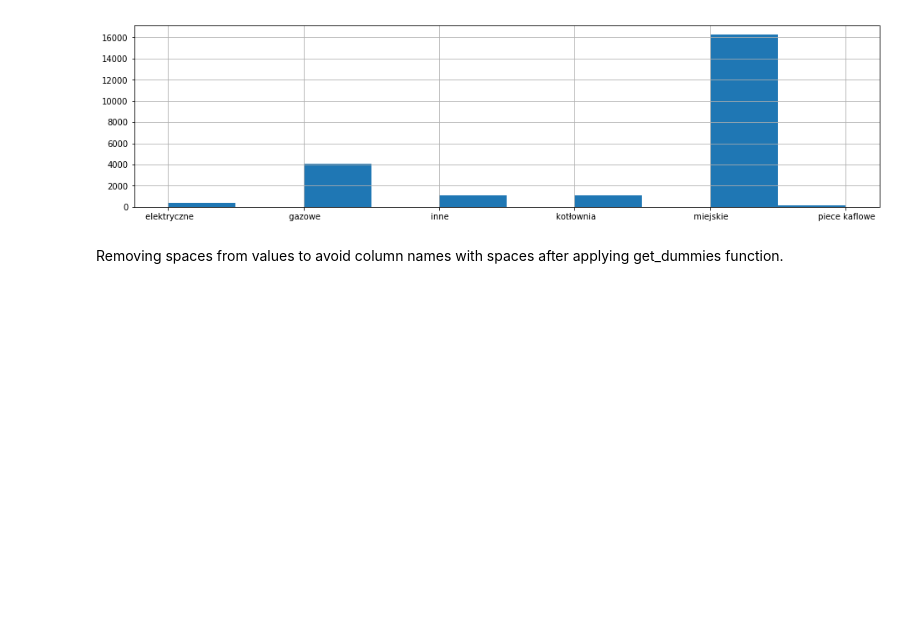
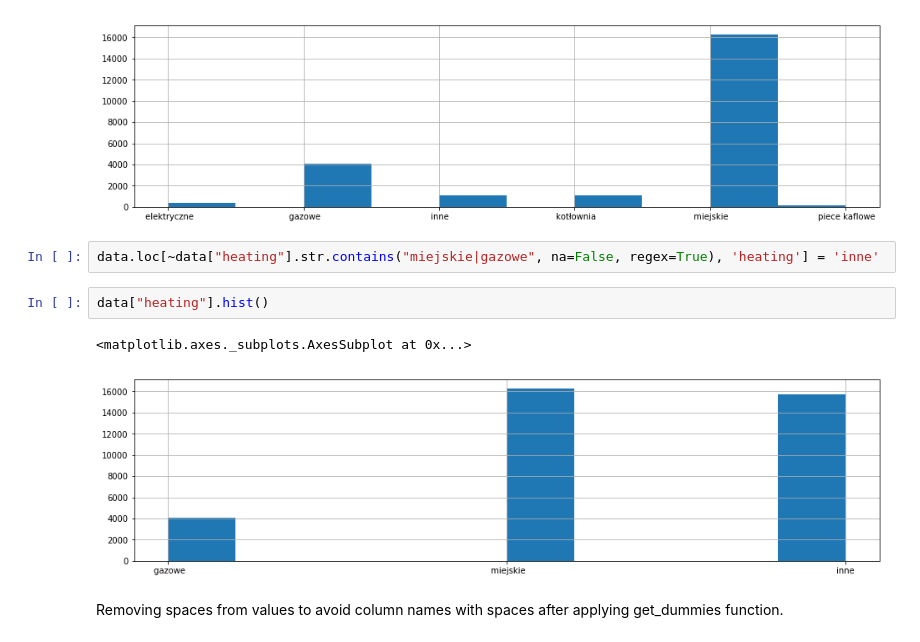
Before and after one commit to klosmichal/otodom, a Jupyter notebook: Otodom.ipynb, the cells around one changed output. Saved outputs shown, nothing was run; the diff lists cells and outputs as text; blank space fills up the shorter version.

```diff
--- a/Otodom.ipynb
+++ b/Otodom.ipynb
@@ -229,6 +215,13 @@ data["heating"].hist()
 # %% [output]
 <matplotlib.axes._subplots.AxesSubplot at 0x...>
 [figure]
+# %%
+data.loc[~data["heating"].str.contains("miejskie|gazowe", na=False, regex=True), 'heating'] = 'inne'
+# %%
+data["heating"].hist()
+# %% [output]
+<matplotlib.axes._subplots.AxesSubplot at 0x...>
+[figure, added]
 # %% [markdown]
 Removing spaces from values to avoid column names with spaces after applying get_dummies function.
 # %%
```
Also changed, not shown: parts of 39 cells of this notebook.
